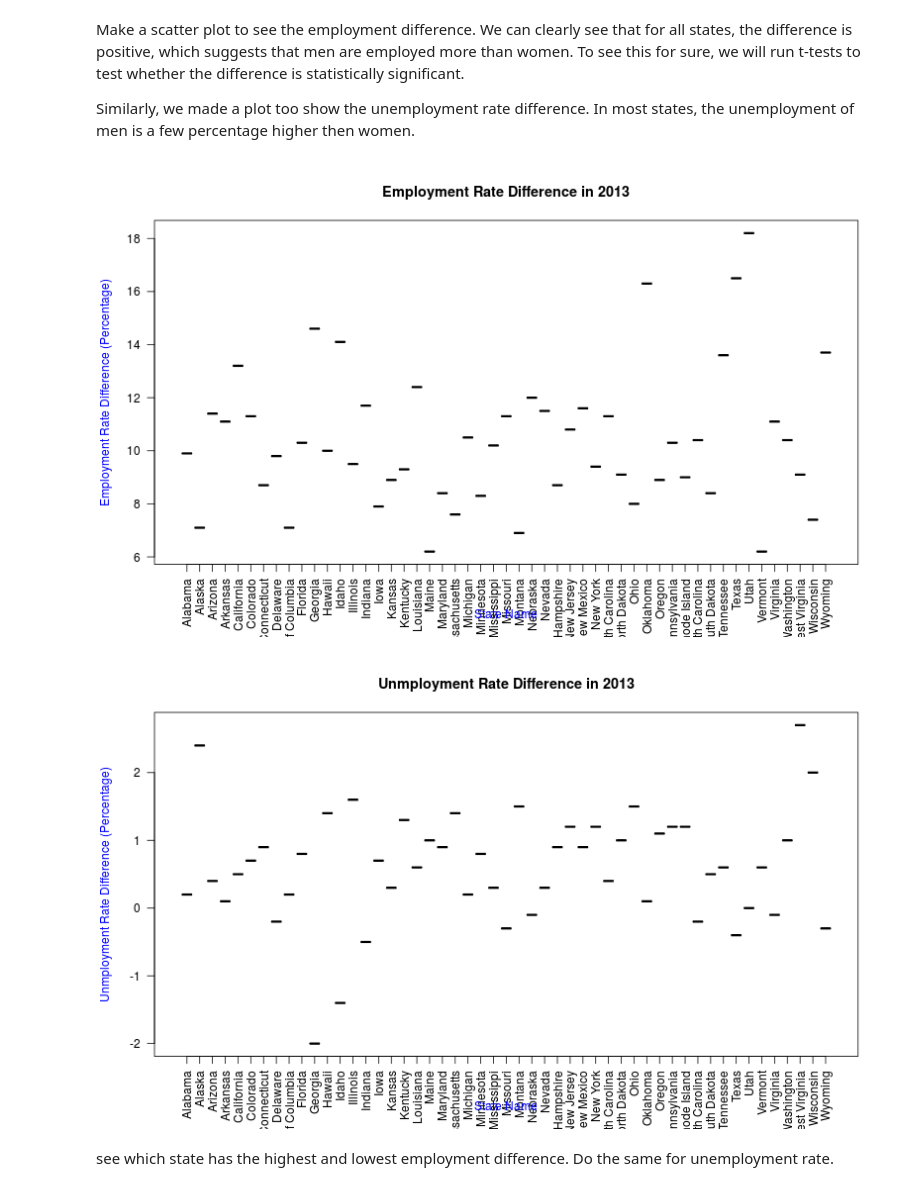
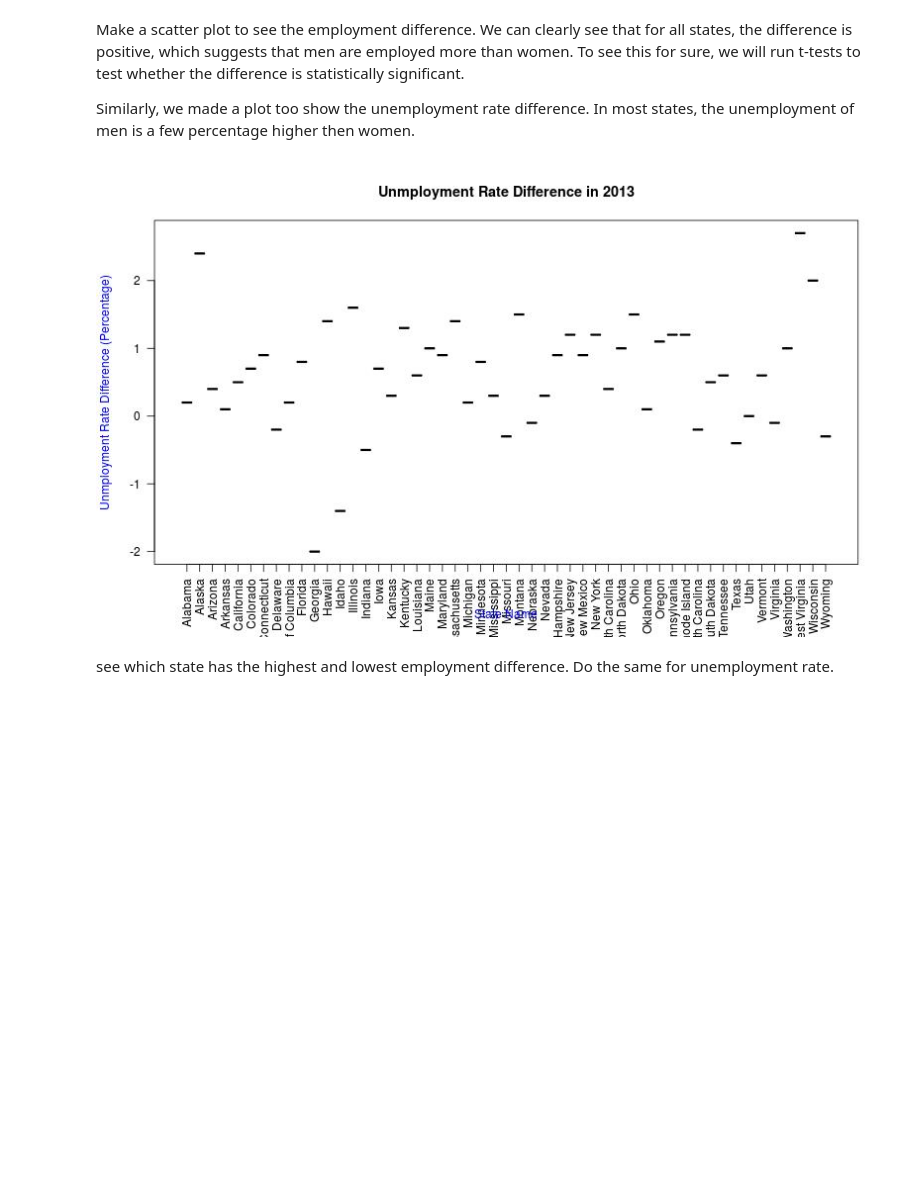
Before and after one commit to yuhanw/Team_Four.0, a Jupyter notebook: notebooks/NB3_data_analysis.ipynb, the cells around one changed output. Saved outputs shown, nothing was run; the diff lists cells and outputs as text; code cells hidden in the pictures; blank space fills up the shorter version.

```diff
--- a/notebooks/NB3_data_analysis.ipynb
+++ b/notebooks/NB3_data_analysis.ipynb
@@ -144,14 +159,18 @@ Make a scatter plot to see the employment difference. We can clearly see that fo
 
 Similarly, we made a plot too show the unemployment rate difference. In most states, the unemployment of men is a few percentage higher then women.
 # %%
-%%R   -w 800
+%%R
+
+jpeg("Unemployment Rate Difference in 2013.jpeg", width=800)
 plot(gen2013mw$state, gen2013mw$emp_diff, col='blue', las=2, ylim=c(min(gen2013mw$emp_diff), max(gen2013mw$emp_diff)), xlab='State Name', ylab='Employment Rate Difference (Percentage)', col.lab='blue')
 title('Employment Rate Difference in 2013')
 plot(gen2013mw$state, gen2013mw$unemp_diff, col='blue', las=2, ylim=c(min(gen2013mw$unemp_diff), max(gen2013mw$unemp_diff)), xlab='State Name', ylab='Unmployment Rate Difference (Percentage)', col.lab='blue')
 title('Unmployment Rate Difference in 2013')
+dev.off()
-# %% [output]
-[figure, removed]
-[figure, removed]
+# %%
+Image("Unemployment Rate Difference in 2013.jpeg")
+# %% [output]
+[figure, added]
 # %% [markdown]
 see which state has the highest and lowest employment difference. Do the same for unemployment rate.
 # %%
```
Also changed, not shown: parts of 15 cells of this notebook.
